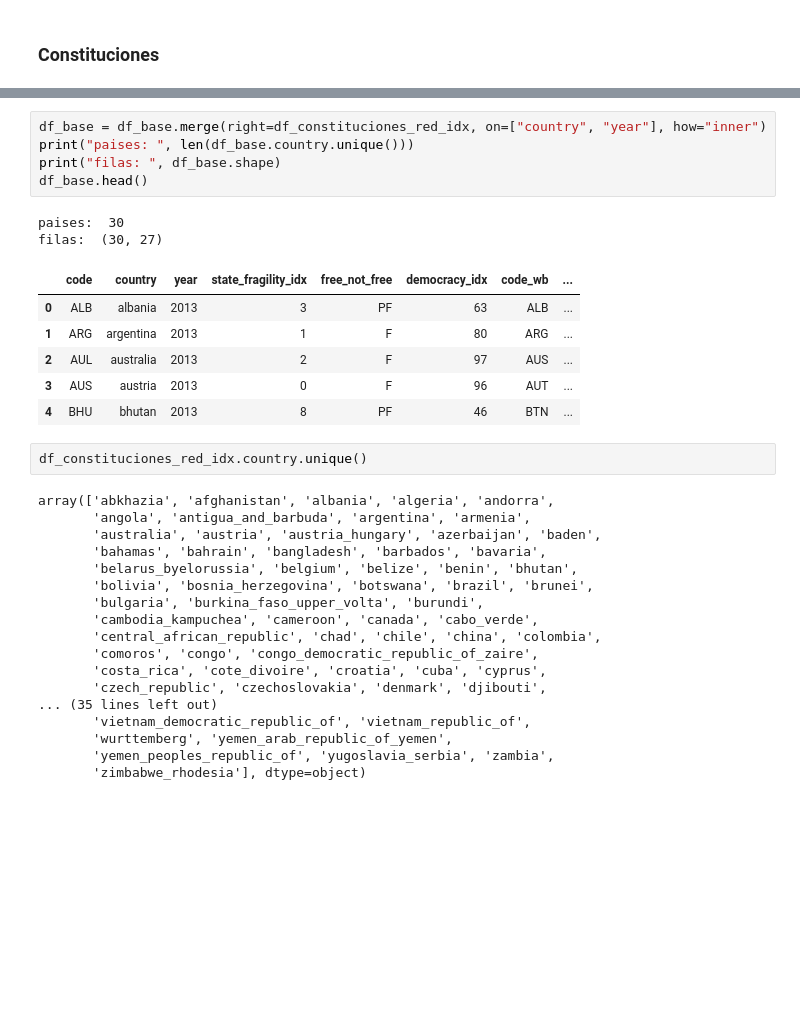
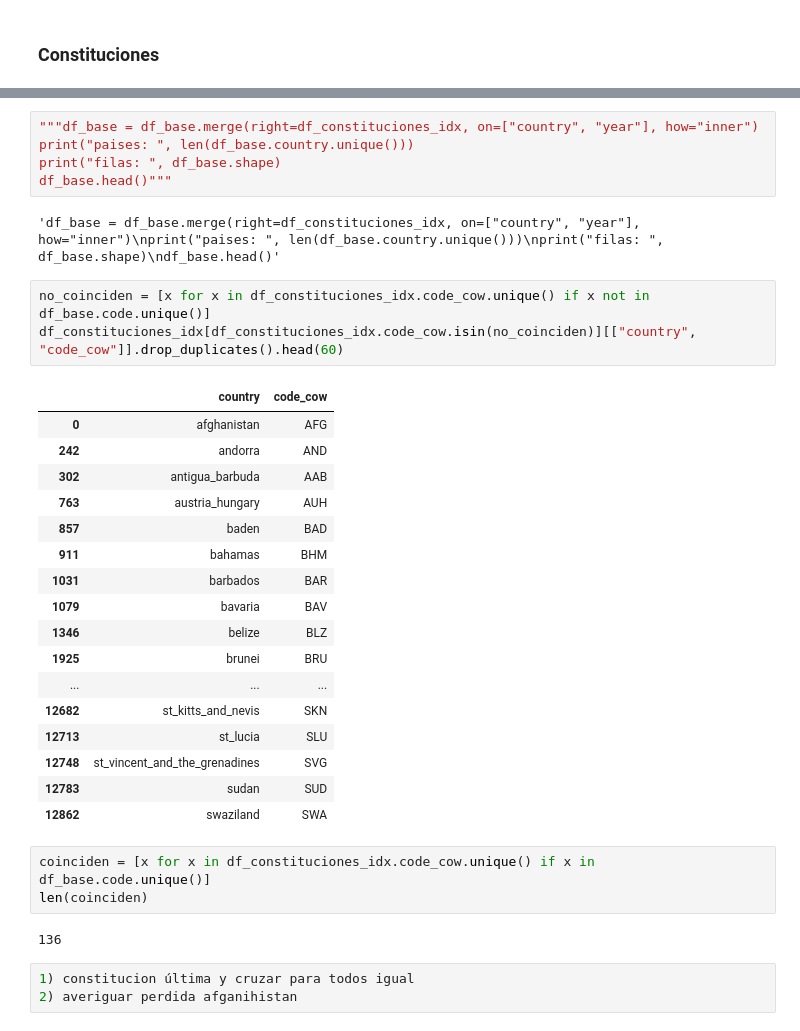
Before and after one commit to Morante-tech/PoliticAI, a Jupyter notebook: privado-articulos/notebooks/5_gm_instituciones.ipynb, the cells around one changed output, grey strips where cells are left out. Drawn from its saved outputs; the diff is of its cells as text; blank space fills up the shorter version.

```diff
--- a/privado-articulos/notebooks/5_gm_instituciones.ipynb
+++ b/privado-articulos/notebooks/5_gm_instituciones.ipynb
@@ -291,34 +303,36 @@ df_constituciones_red_idx.head()
 # %%
-df_base = df_base.merge(right=df_constituciones_red_idx, on=["country", "year"], how="inner")
+"""df_base = df_base.merge(right=df_constituciones_idx, on=["country", "year"], how="inner")
 print("paises: ", len(df_base.country.unique()))
 print("filas: ", df_base.shape)
-df_base.head()
+df_base.head()"""
 # %% [output]
-paises:  30
-filas:  (30, 27)
+'df_base = df_base.merge(right=df_constituciones_idx, on=["country", "year"], how="inner")\nprint("paises: ", len(df_base.country.unique()))\nprint("filas: ", df_base.shape)\ndf_base.head()'
-|  | code | country | year | state_fragility_idx | free_not_free | democracy_idx | code_wb | ... |
-| 0 | ALB | albania | 2013 | 3 | PF | 63 | ALB | ... |
-| 1 | ARG | argentina | 2013 | 1 | F | 80 | ARG | ... |
-| 2 | AUL | australia | 2013 | 2 | F | 97 | AUS | ... |
-| 3 | AUS | austria | 2013 | 0 | F | 96 | AUT | ... |
-| 4 | BHU | bhutan | 2013 | 8 | PF | 46 | BTN | ... |
-# %%
-df_constituciones_red_idx.country.unique()
-# %% [output]
-array(['abkhazia', 'afghanistan', 'albania', 'algeria', 'andorra',
-       'angola', 'antigua_and_barbuda', 'argentina', 'armenia',
-       'australia', 'austria', 'austria_hungary', 'azerbaijan', 'baden',
-       'bahamas', 'bahrain', 'bangladesh', 'barbados', 'bavaria',
-       'belarus_byelorussia', 'belgium', 'belize', 'benin', 'bhutan',
-       'bolivia', 'bosnia_herzegovina', 'botswana', 'brazil', 'brunei',
-       'bulgaria', 'burkina_faso_upper_volta', 'burundi',
-       'cambodia_kampuchea', 'cameroon', 'canada', 'cabo_verde',
-       'central_african_republic', 'chad', 'chile', 'china', 'colombia',
-       'comoros', 'congo', 'congo_democratic_republic_of_zaire',
-       'costa_rica', 'cote_divoire', 'croatia', 'cuba', 'cyprus',
-       'czech_republic', 'czechoslovakia', 'denmark', 'djibouti',
-... (35 lines left out)
-       'vietnam_democratic_republic_of', 'vietnam_republic_of',
-       'wurttemberg', 'yemen_arab_republic_of_yemen',
-       'yemen_peoples_republic_of', 'yugoslavia_serbia', 'zambia',
-       'zimbabwe_rhodesia'], dtype=object)
+# %%
+no_coinciden = [x for x in df_constituciones_idx.code_cow.unique() if x not in df_base.code.unique()]
+df_constituciones_idx[df_constituciones_idx.code_cow.isin(no_coinciden)][["country", "code_cow"]].drop_duplicates().head(60)
+# %% [output]
+|  | country | code_cow |
+| 0 | afghanistan | AFG |
+| 242 | andorra | AND |
+| 302 | antigua_barbuda | AAB |
+| 763 | austria_hungary | AUH |
+| 857 | baden | BAD |
+| 911 | bahamas | BHM |
+| 1031 | barbados | BAR |
+| 1079 | bavaria | BAV |
+| 1346 | belize | BLZ |
+| 1925 | brunei | BRU |
+| ... | ... | ... |
+| 12682 | st_kitts_and_nevis | SKN |
+| 12713 | st_lucia | SLU |
+| 12748 | st_vincent_and_the_grenadines | SVG |
+| 12783 | sudan | SUD |
+| 12862 | swaziland | SWA |
+# %%
+coinciden = [x for x in df_constituciones_idx.code_cow.unique() if x in df_base.code.unique()]
+len(coinciden)
+# %% [output]
+136
+# %%
+1) constitucion última y cruzar para todos igual
+2) averiguar perdida afganihistan
```
Also changed, not shown: parts of 6 cells of this notebook.
